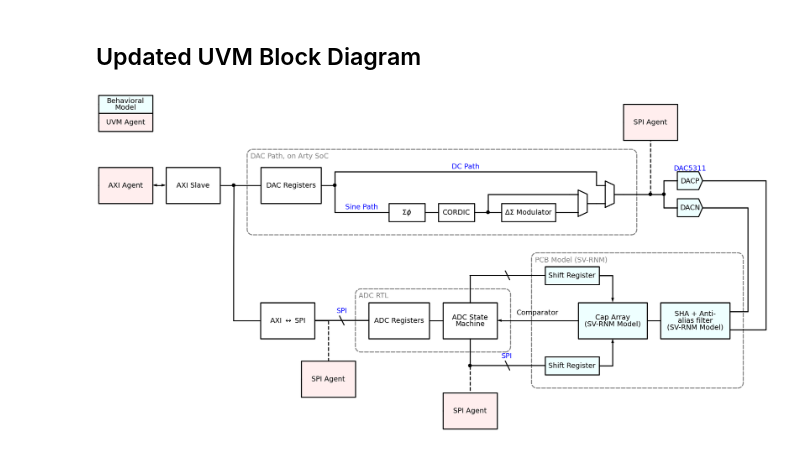
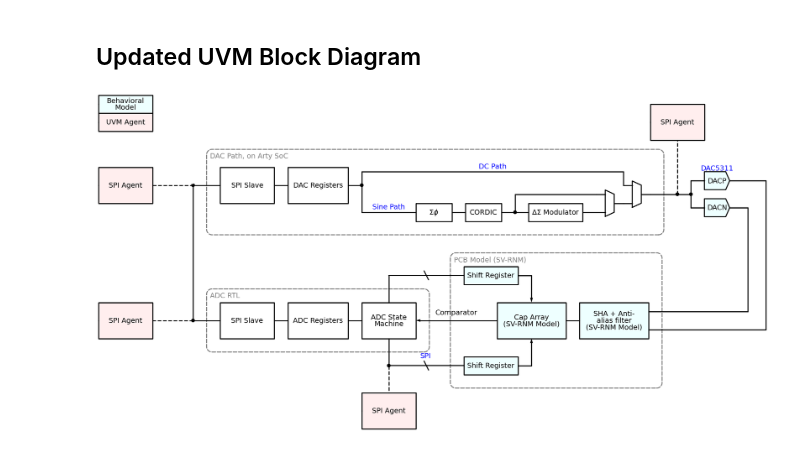
Before and after one commit to Codax2000/ns-sar-pcb, a Jupyter notebook: scratchpad.ipynb, the cells around one changed output. Drawn from its saved outputs; the diff is of its cells as text; code cells hidden in the pictures.

```diff
--- a/scratchpad.ipynb
+++ b/scratchpad.ipynb
@@ -396,15 +376,15 @@ agent_color='#ffeeee'
 model_color='#eeffff'
 
 with schemdraw.Drawing() as d:
-    axi_agent = dsp.Box(h=2, w=3).label('AXI Agent').fill(agent_color)
 
-    dsp.Arrow(arrow='<->').length(d.unit/4)
-    axi_entry = dsp.Box().label('AXI Slave')
+    dsp.Box().label('SPI Agent').fill(agent_color)
 
-    axi_bus = dsp.Line().length(d.unit/4).dot()
+    axi_bus = dsp.Line().length(d.unit*3/4).dot().linestyle('--')
     dsp.Line().length(d.unit/2)
 
     with d.container() as c:
+        dac_spi = dsp.Box().label('SPI Slave')
+        dsp.Line().length(d.unit/4)
         dac_registers = dsp.Box().label('DAC Registers')
         dsp.Line().length(d.unit/4).dot()
 
@@ -465,18 +445,12 @@ with schemdraw.Drawing() as d:
         dsp.Line().right().length(d.unit/4)
         dacn = dsp.Dac().label('DACN').fill(model_color)
 
-    dsp.Line().down().at(axi_bus.end).length(d.unit*2.5)
+    dsp.Line().down().at(axi_bus.end).length(d.unit*2.5).dot()
     dsp.Line().right().length(d.unit/2)
 
-    dsp.Box(h=2, w=3).label(r'AXI $\leftrightarrow$ SPI')
-    with d.hold():
-        dsp.Line().right().length(d.unit/4)
-        dsp.Line().down().length(d.unit*3/4).linestyle('--')
-        dsp.Box().fill(agent_color).label('SPI Agent')
-
-    elm.DataBusLine().label('SPI', color='blue').length(d.unit)
-
     with d.container() as c:
+        adc_spi = dsp.Box(h=2, w=3).label(r'SPI Slave')
+        elm.Line().length(d.unit/4)
         dsp.Box().label('ADC Registers')
         dsp.Line().length(d.unit/4)
         adc = dsp.Box().label('ADC State\nMachine')
@@ -484,6 +458,10 @@ with schemdraw.Drawing() as d:
         c.linestyle('--')
         c.label('ADC RTL')
         c.color('gray')
+
+    with d.hold():
+        dsp.Line().left().length(d.unit*3/4).linestyle('--').at(adc_spi.W, dx=-d.unit/2)
+        dsp.Box().fill(agent_color).label('SPI Agent')
 
     dsp.Arrow(arrow='<-').length(d.unit*6/4).label('Comparator')
 
@@ -494,33 +472,33 @@ with schemdraw.Drawing() as d:
         dsp.Arrow(arrow='<-').up().length(d.unit/2).at(sv_model.N)
         dsp.Line().left().length(d.unit/4)
         shregp = dsp.Box(h=1, w=3).label('Shift Register').fill(model_color)
 
         dsp.Arrow(arrow='<-').down().length(d.unit/2).at(sv_model.S)
         dsp.Line().left().length(d.unit/4)
         shregn = dsp.Box(h=1, w=3).label('Shift Register').fill(model_color)
 
         c.linestyle('--')
         c.label('PCB Model (SV-RNM)')
         c.color('gray')
 
     elm.DataBusLine().left().at(shregp.W).tox(adc.N)
     dsp.Line().toy(adc.N).down()
     elm.DataBusLine().left().at(shregn.W).tox(adc.N).label('SPI', color='b').dot()
     with d.hold():
         dsp.Line().down().length(d.unit/2).linestyle('--')
         dsp.Box().label('SPI Agent').fill(agent_color)
     dsp.Line().toy(adc.S).up()
 
-    dsp.Line().at(sha.E, dy=0.5).right(d.unit/2-0.5)
+    dsp.Line().at(sha.E, dy=0.5).right(d.unit*4/2-0.5)
     dsp.Line().up().toy(dacn.out)
     dsp.Line().left().tox(dacn.out)
 
-    dsp.Line().at(sha.E, dy=-0.5).right(d.unit/2+0.5)
+    dsp.Line().at(sha.E, dy=-0.5).right(d.unit*4/2+0.5)
     dsp.Line().up().toy(dacp.out)
     dsp.Line().left().tox(dacp.out)
 
     # Add legend
     behav_legend = dsp.Box(h=1).at(axi_agent.W, dy=d.unit*1.5).right().label('Behavioral\nModel').anchor('W').fill(model_color)
     dsp.Box(h=1).at(behav_legend.S).label('UVM Agent').anchor('N').fill(agent_color)
 # %% [output]
-[figure, old version]
+[figure, new version]
```
Also changed, not shown: parts of 13 cells of this notebook, 2 other files.
